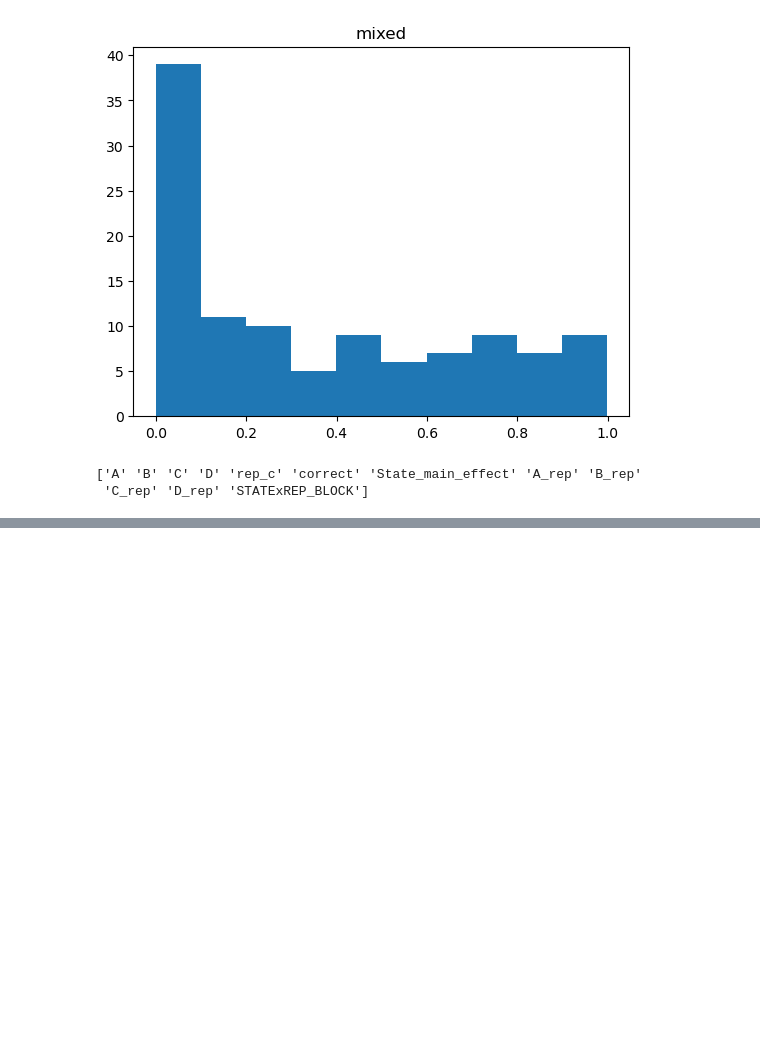
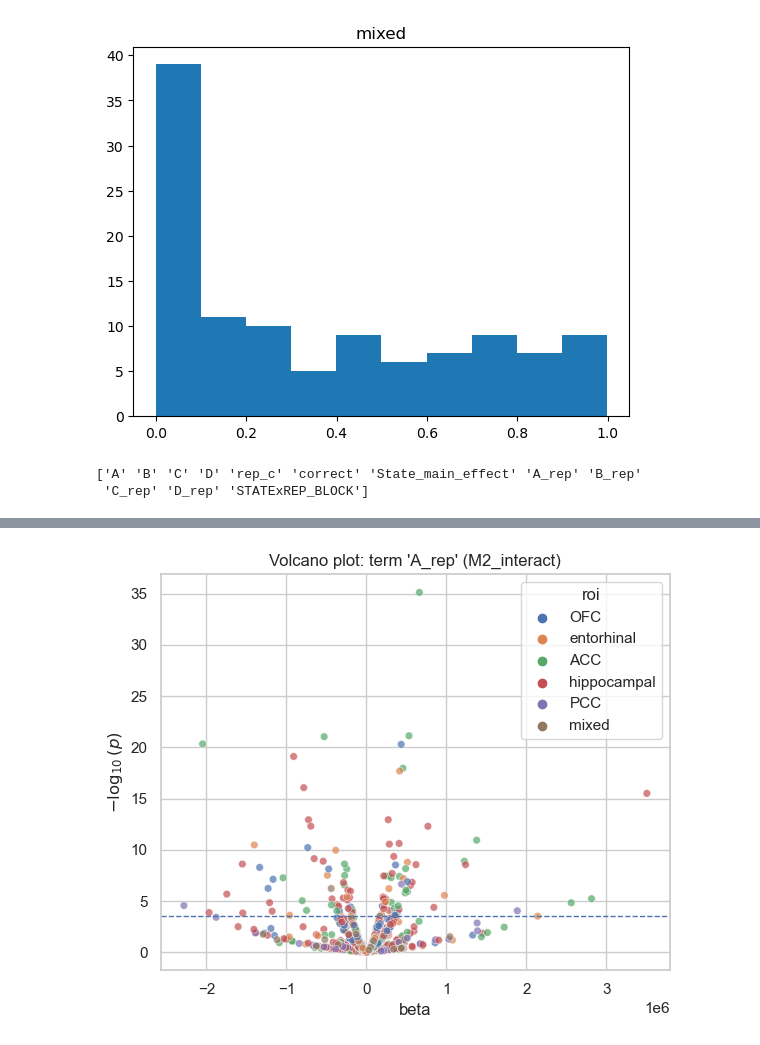
Before and after one commit to svennikue/multiple_clocks_repo, a Jupyter notebook: scripts/EASY linear cell models.ipynb, the cells around one changed output, grey strips where cells are left out. Cells and saved outputs as stored; diff of their text form; code cells hidden in the pictures; blank space fills up the shorter version.

```diff
--- a/scripts/EASY linear cell models.ipynb
+++ b/scripts/EASY linear cell models.ipynb
@@ -1771,0 +1777,9 @@ def plot_roi_state_terms(results_df: pd.DataFrame, alpha=0.05, model="M1_main",
+# %%
+# load the latest results.
+source_dir = '/Users/xpsy1114/Documents/projects/multiple_clocks/data/ephys_humans/derivatives'
+group_dir_state = f"{source_dir}/group/state_lin_regs"
+trials = 'all_minus_explore'
+name_result = f"{group_dir_state}/state_rep_int_{trials}.csv"
+
+results_df = pd.read_csv(name_result)
+results_df.head()
@@ -1771,0 +1910,38 @@ def plot_roi_state_terms(results_df: pd.DataFrame, alpha=0.05, model="M1_main",
+# %%
+#4. Volcano plot for a term (beta vs p) per ROI
+#Good for seeing effect size vs significance across all neurons.
+def plot_volcano(results_df, model="M1_main", term="A",
+                 alpha=0.05, correction="bonferroni"):
+    """
+    Volcano plot for one term: beta vs -log10(p), coloured by ROI.
+    """
+    df = _add_significance_flags(results_df, model=model,
+                                 alpha=alpha, correction=correction)
+    df = df[df["term"] == term].copy()
+    df["neg_log10_p"] = -np.log10(df["p"])
+
+    plt.figure(figsize=(6, 5))
+    if sns is not None:
+        sns.scatterplot(data=df, x="beta", y="neg_log10_p", hue="roi", s=30, alpha=0.7)
+    else:
+        for roi in df["roi"].unique():
+            sub = df[df["roi"] == roi]
+            plt.scatter(sub["beta"], sub["neg_log10_p"], label=roi, alpha=0.7, s=30)
+        plt.legend()
+
+    # indicate corrected threshold (approx line)
+    # use median alpha across ROIs for a rough line
+    alpha_line = df["alpha_roi"].median()
+    if np.isfinite(alpha_line) and alpha_line > 0:
+        plt.axhline(-np.log10(alpha_line), linestyle="--", linewidth=1)
+
+    plt.xlabel("beta")
+    plt.ylabel(r"$- \log_{10}(p)$")
+    plt.title(f"Volcano plot: term '{term}' ({model})")
+    plt.tight_layout()
+    return plt.gca()
+# %%
+plot_volcano(results_df, model="M2_interact", term="A_rep")
+plt.show()
+# %% [output]
+[figure, added]
```
Also changed, not shown: parts of 13 cells of this notebook, 4 other files.
